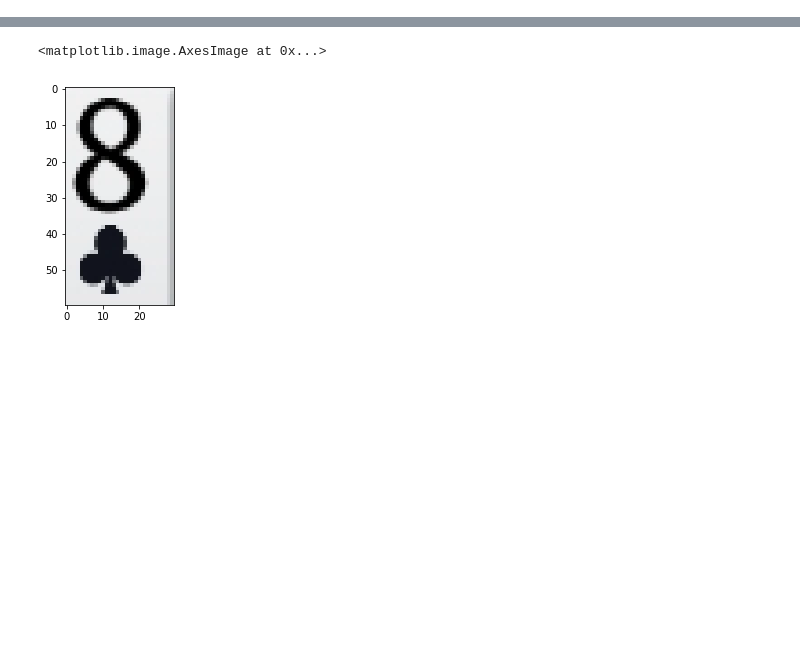
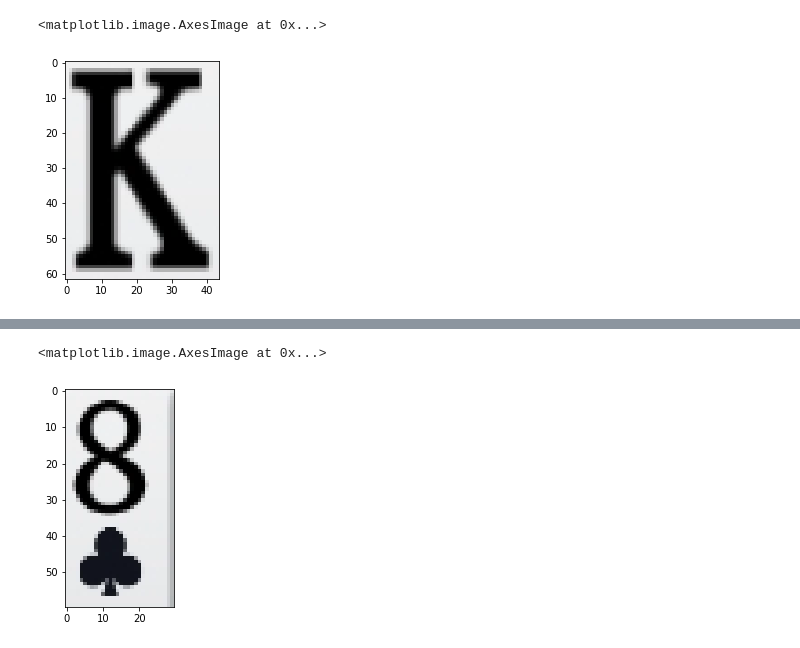
Before and after one commit to LuneZ99/aircv, a Jupyter notebook: test.ipynb, the cells around one changed output, grey strips where cells are left out. Saved outputs shown, nothing was run; the diff lists cells and outputs as text; code cells hidden in the pictures; blank space fills up the shorter version.

```diff
--- a/test.ipynb
+++ b/test.ipynb
@@ -17 +20,7 @@ plt.imshow(pic1)
+# %%
+pick = pic1[210:272, 348:392]
+plt.imshow(pick)
+# %% [output]
+<matplotlib.image.AxesImage at 0x...>
+[figure, added]
 # %%
```
Also changed, not shown: parts of 11 cells of this notebook, 2 other files.
